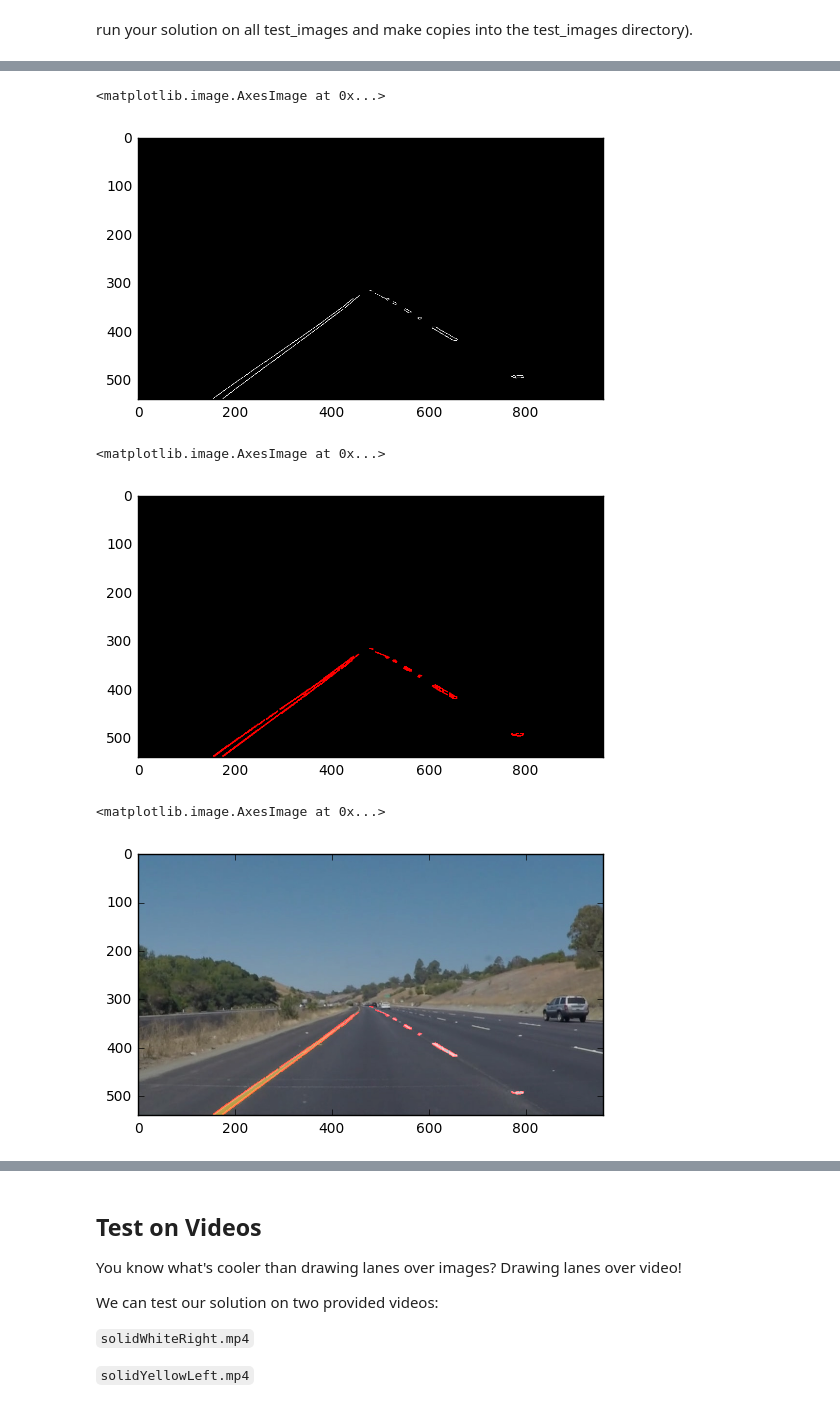
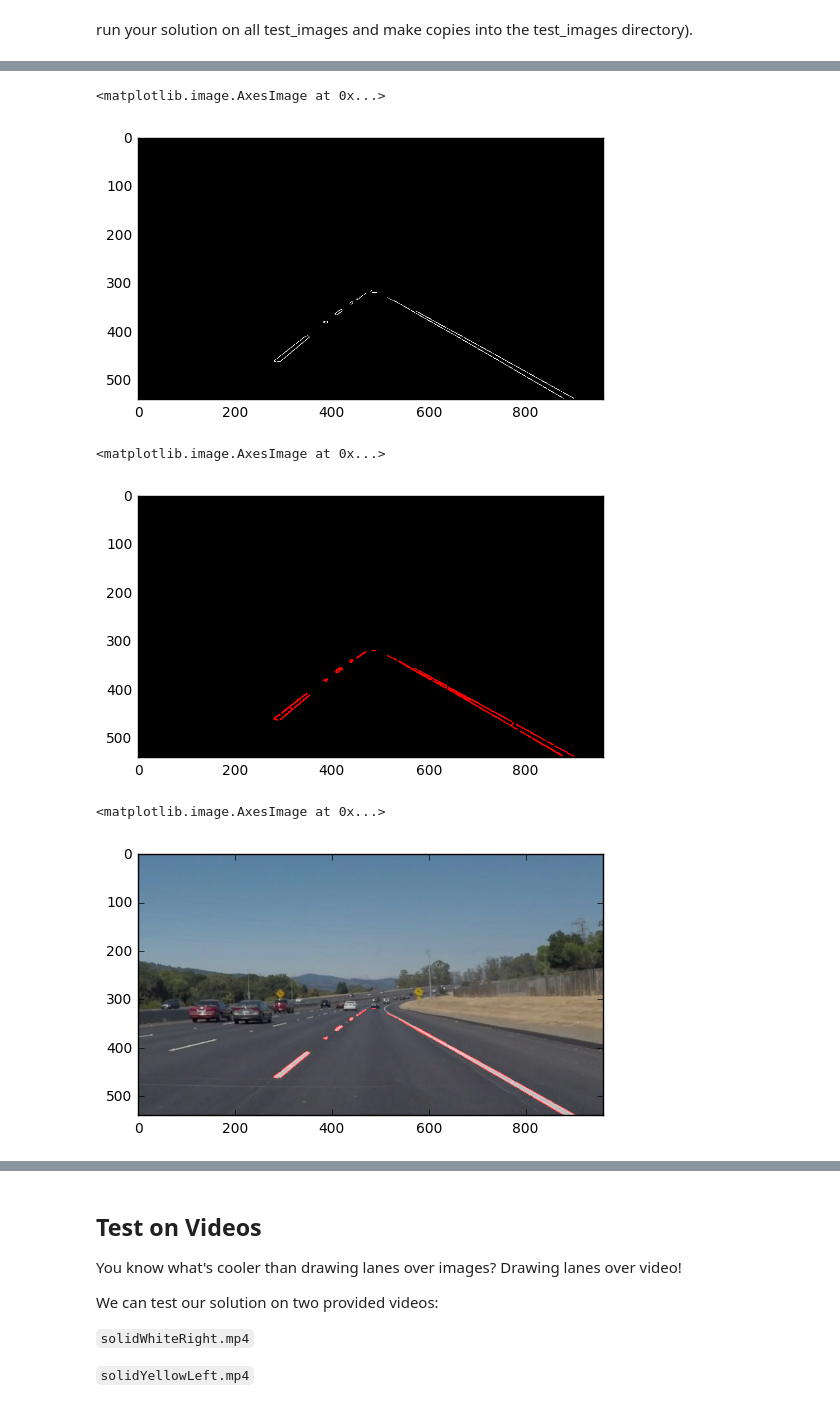
Before and after one commit to ddrm86/udacity-selfdriving-p1, a Jupyter notebook: P1.ipynb, the cells around one changed output, grey strips where cells are left out. Drawn from its saved outputs; the diff is of its cells as text; code cells hidden in the pictures.

Commit message:
Add first submission pipeline
Better logic for assigning lanes to lines, and better mask. Linear regression use for extrapolation.

```diff
--- a/P1.ipynb
+++ b/P1.ipynb
@@ -135,7 +136,7 @@ def hough_lines(img, rho, theta, threshold, min_line_len, max_line_gap):
     lines = cv2.HoughLinesP(img, rho, theta, threshold, np.array([]), minLineLength=min_line_len, maxLineGap=max_line_gap)
     line_img = np.zeros((*img.shape, 3), dtype=np.uint8)
     draw_lines(line_img, lines)
-    return line_img
+    return line_img, lines
 
 # Python 3 has support for cool math symbols.
 
@@ -170,7 +171,7 @@ os.listdir("test_images/")
 # %% [markdown]
 run your solution on all test_images and make copies into the test_images directory).
 # %%
-image = mpimg.imread('test_images/solidYellowCurve.jpg')
+image = mpimg.imread('test_images/solidWhiteCurve.jpg')
 gray_image = grayscale(image)
 plt.imshow(gray_image, cmap='gray')
 # %% [output]
@@ -186,24 +187,24 @@ plt.imshow(canny_img, cmap='gray')
 # %%
-triangle = np.array([[[0,540], [480,315], [960,540]]])
-masked_img = region_of_interest(canny_img, triangle)
+mask = np.array([[[100,540], [480,315], [960,540], [700,540], [480,350], [300,540]]])
+masked_img = region_of_interest(canny_img, mask)
 plt.imshow(masked_img, cmap='gray')
 # %% [output]
 <matplotlib.image.AxesImage at 0x...>
-[figure, old version]
+[figure, new version]
 # %%
 rho = 1 # distance resolution in pixels of the Hough grid
 theta = np.pi/180 # angular resolution in radians of the Hough grid
 threshold = 1     # minimum number of votes (intersections in Hough grid cell)
 min_line_len = 3  #minimum number of pixels making up a line
 max_line_gap = 5  # maximum gap in pixels between connectable line segments
-hough_img = hough_lines(masked_img, rho, theta, threshold, min_line_len, max_line_gap)
+hough_img, lines = hough_lines(masked_img, rho, theta, threshold, min_line_len, max_line_gap)
 plt.imshow(hough_img, cmap='gray')
 # %% [output]
 <matplotlib.image.AxesImage at 0x...>
-[figure, old version]
+[figure, new version]
 # %%
 raw_img = weighted_img(hough_img, image)
 plt.imshow(raw_img)
 # %% [output]
 <matplotlib.image.AxesImage at 0x...>
-[figure, old version]
+[figure, new version]
```
Also changed, not shown: parts of 11 cells of this notebook, 2 other files.
